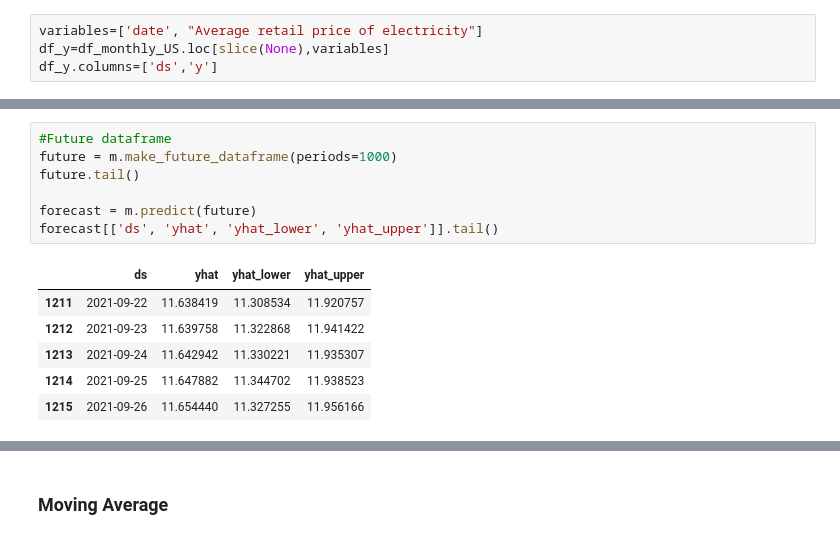
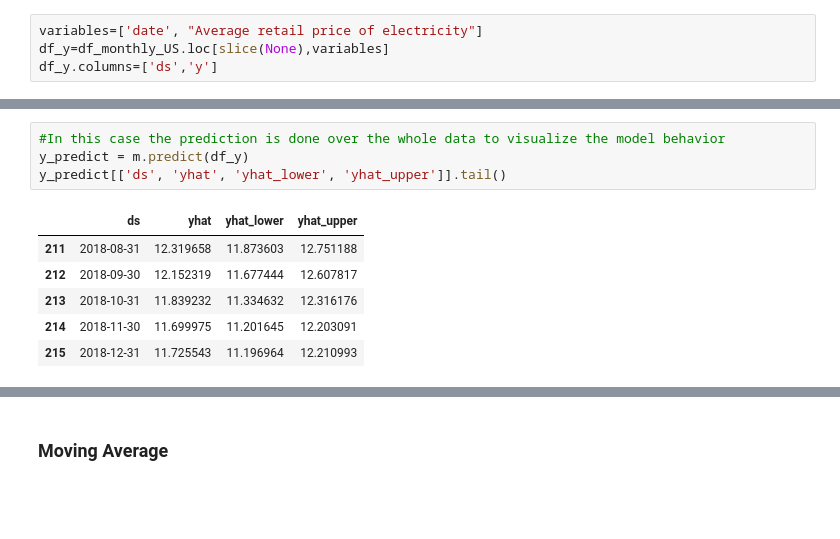
Before and after one commit to megiza/First_CapstoneProject, a Jupyter notebook: Project1_Part4.ipynb, the cells around one changed output, grey strips where cells are left out. Drawn from its saved outputs; the diff is of its cells as text; blank space fills up the shorter version.

```diff
--- a/Project1_Part4.ipynb
+++ b/Project1_Part4.ipynb
@@ -181,18 +204,15 @@ INFO:fbprophet:Disabling daily seasonality. Run prophet with daily_seasonality=T
 
 Conversion of the second argument of issubdtype from `float` to `np.floating` is deprecated. In future, it will be treated as `np.float64 == np.dtype(float).type`.
 <fbprophet.forecaster.Prophet at 0x...>
-# %%
-#Future dataframe
-future = m.make_future_dataframe(periods=1000)
-future.tail()
-
-forecast = m.predict(future)
-forecast[['ds', 'yhat', 'yhat_lower', 'yhat_upper']].tail()
-# %% [output]
-|  | ds | yhat | yhat_lower | yhat_upper |
-| 1211 | 2021-09-22 | 11.638419 | 11.308534 | 11.920757 |
-| 1212 | 2021-09-23 | 11.639758 | 11.322868 | 11.941422 |
-| 1213 | 2021-09-24 | 11.642942 | 11.330221 | 11.935307 |
-| 1214 | 2021-09-25 | 11.647882 | 11.344702 | 11.938523 |
-| 1215 | 2021-09-26 | 11.654440 | 11.327255 | 11.956166 |
+# %%
+#In this case the prediction is done over the whole data to visualize the model behavior
+y_predict = m.predict(df_y)
+y_predict[['ds', 'yhat', 'yhat_lower', 'yhat_upper']].tail()
+# %% [output]
+|  | ds | yhat | yhat_lower | yhat_upper |
+| 211 | 2018-08-31 | 12.319658 | 11.873603 | 12.751188 |
+| 212 | 2018-09-30 | 12.152319 | 11.677444 | 12.607817 |
+| 213 | 2018-10-31 | 11.839232 | 11.334632 | 12.316176 |
+| 214 | 2018-11-30 | 11.699975 | 11.201645 | 12.203091 |
+| 215 | 2018-12-31 | 11.725543 | 11.196964 | 12.210993 |
 # %%
```
Also changed, not shown: parts of 22 cells of this notebook.
